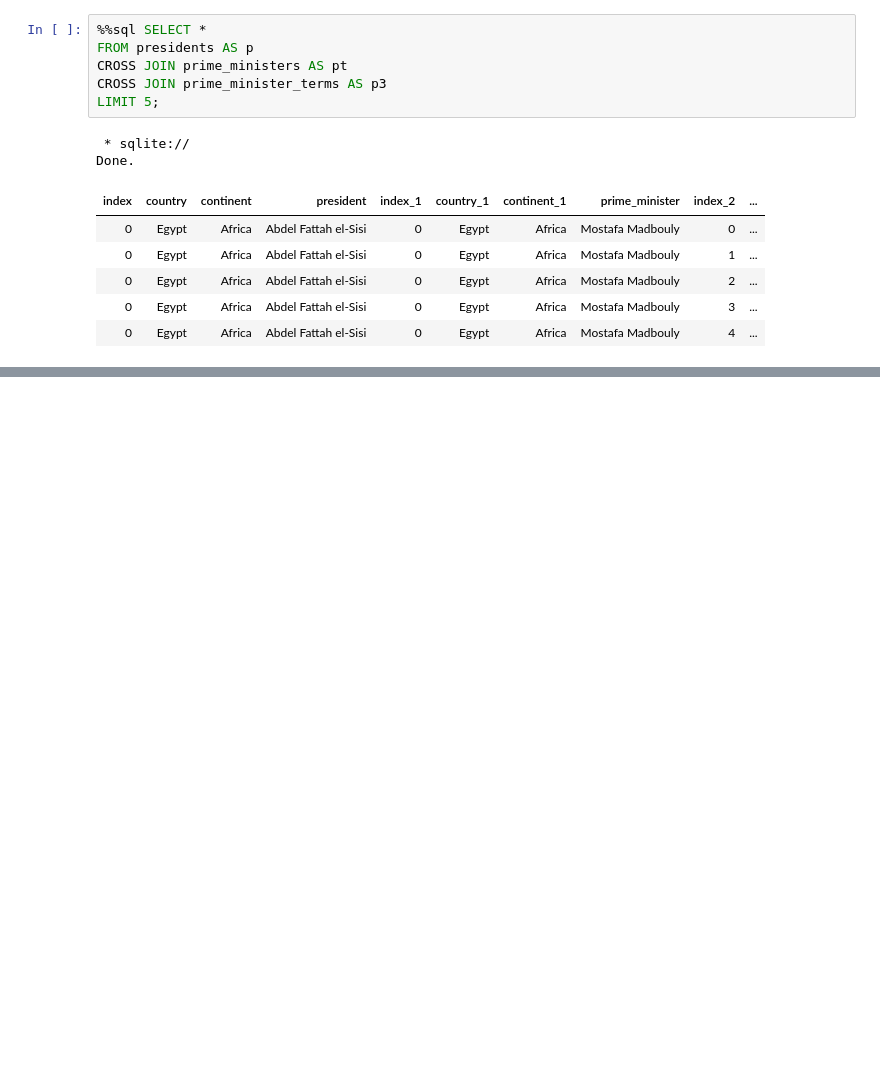
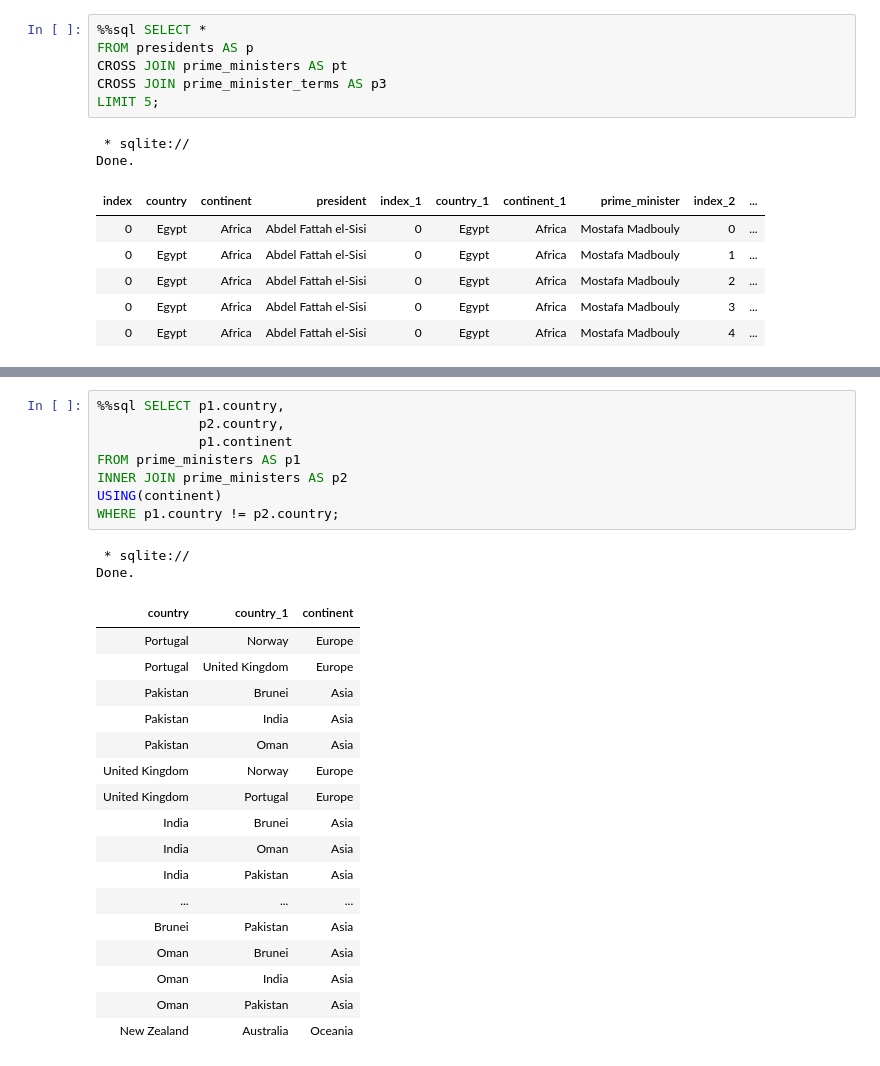
Before and after one commit to UznetDev/Data-science-home-work, a Jupyter notebook: 21_Avg_2024.ipynb, the cells around one changed output, grey strips where cells are left out. Cells and saved outputs as stored; diff of their text form; blank space fills up the shorter version.

```diff
--- a/21_Avg_2024.ipynb
+++ b/21_Avg_2024.ipynb
@@ -247,0 +275,28 @@ Done.
+# %%
+%%sql SELECT p1.country,
+             p2.country,
+             p1.continent
+FROM prime_ministers AS p1
+INNER JOIN prime_ministers AS p2
+USING(continent)
+WHERE p1.country != p2.country;
+# %% [output]
+ * sqlite://
+Done.
+| country | country_1 | continent |
+| Portugal | Norway | Europe |
+| Portugal | United Kingdom | Europe |
+| Pakistan | Brunei | Asia |
+| Pakistan | India | Asia |
+| Pakistan | Oman | Asia |
+| United Kingdom | Norway | Europe |
+| United Kingdom | Portugal | Europe |
+| India | Brunei | Asia |
+| India | Oman | Asia |
+| India | Pakistan | Asia |
+| ... | ... | ... |
+| Brunei | Pakistan | Asia |
+| Oman | Brunei | Asia |
+| Oman | India | Asia |
+| Oman | Pakistan | Asia |
+| New Zealand | Australia | Oceania |
```
Also changed, not shown: parts of 1 cell of this notebook.
